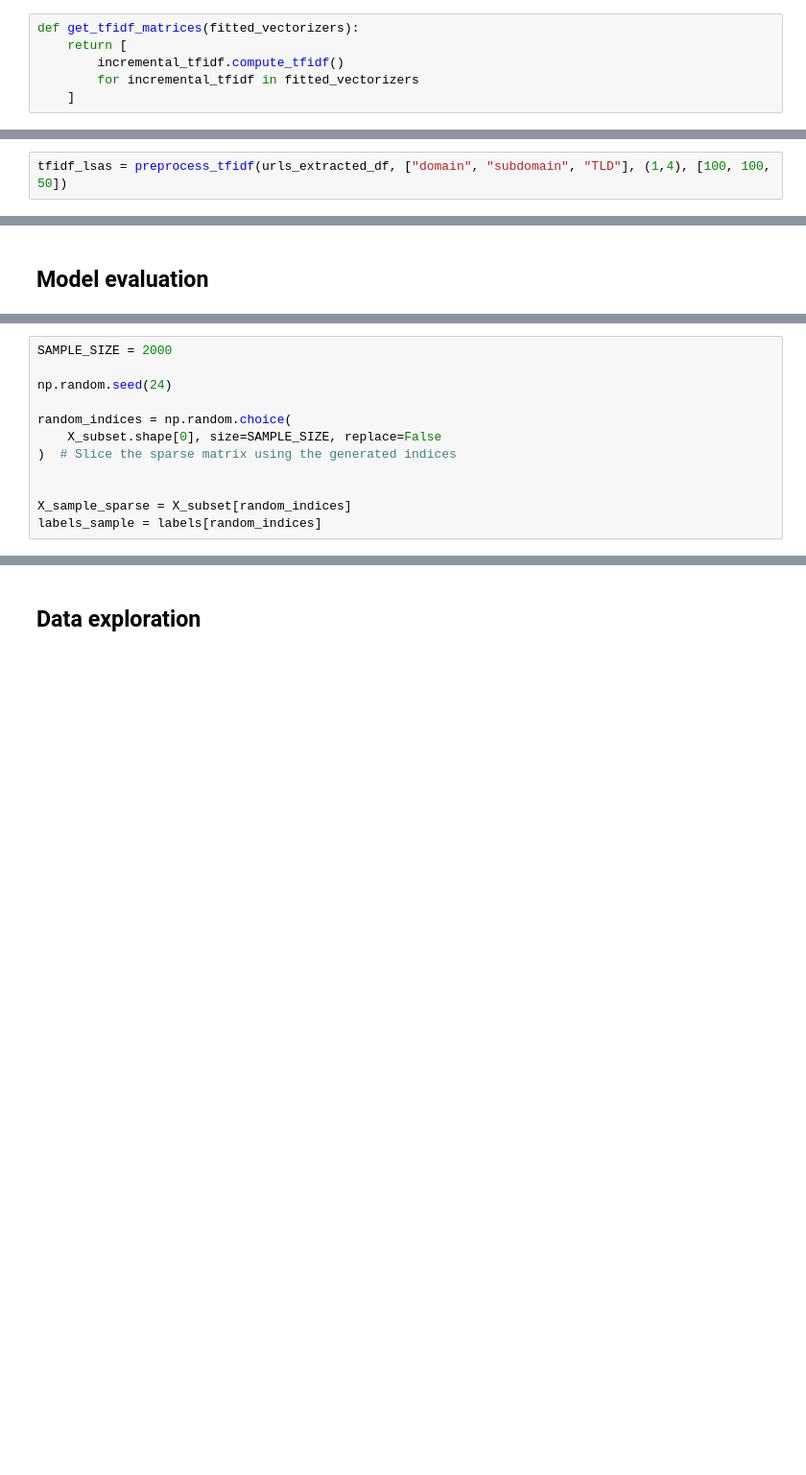
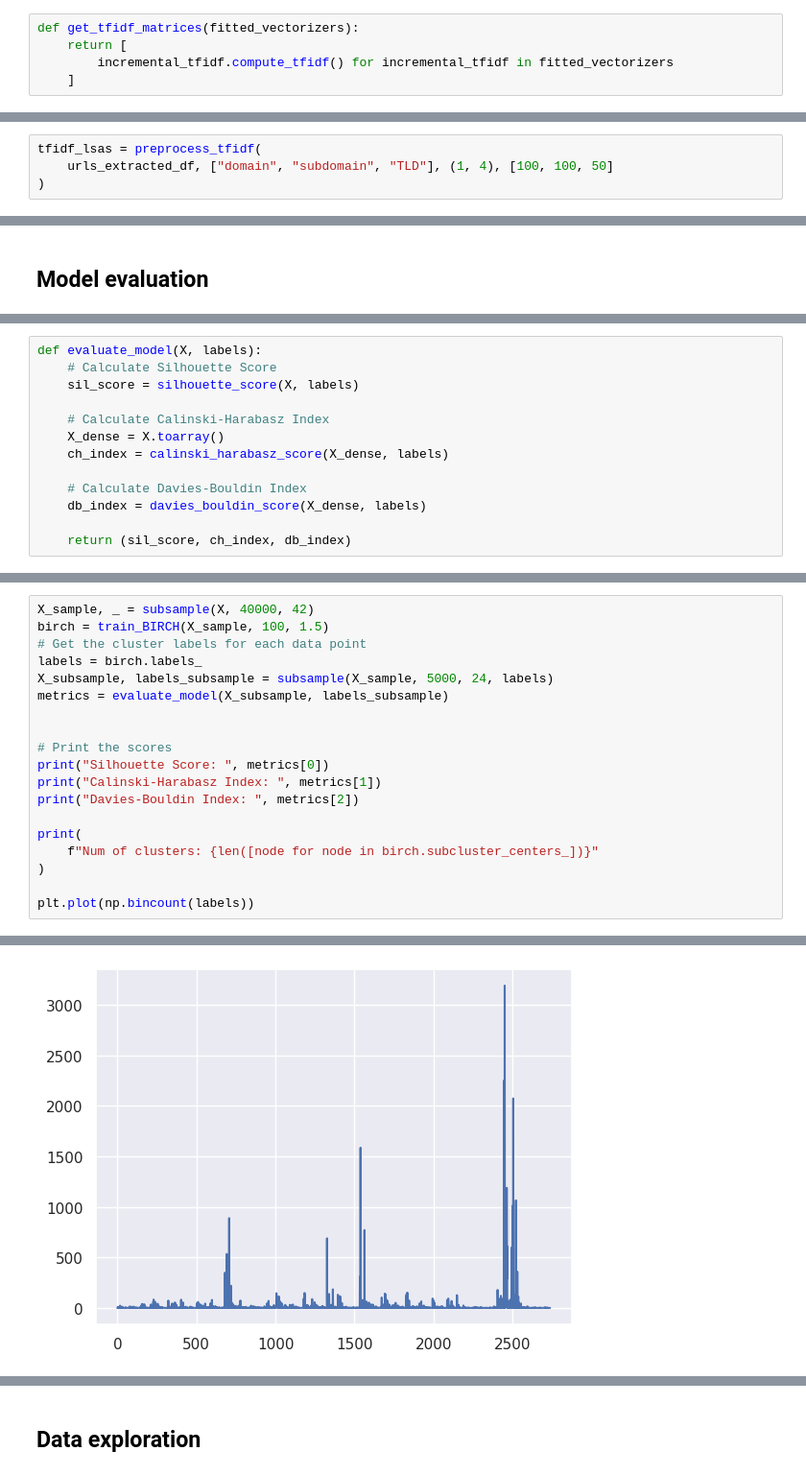
Before and after one commit to Kairixir/URL-domain-name-clustering, a Jupyter notebook: bachelor_thesis.ipynb, the cells around one changed output, grey strips where cells are left out. Shown at 96% size. Cells and saved outputs as stored; diff of their text form; blank space fills up the shorter version.

```diff
--- a/bachelor_thesis.ipynb
+++ b/bachelor_thesis.ipynb
@@ -441,8 +433,7 @@ def fit_vectorizers(df, columns, ngram_range):
 # %%
 def get_tfidf_matrices(fitted_vectorizers):
     return [
-        incremental_tfidf.compute_tfidf()
-        for incremental_tfidf in fitted_vectorizers
+        incremental_tfidf.compute_tfidf() for incremental_tfidf in fitted_vectorizers
     ]
 # %% [markdown]
 #### TF-IDF selection parameter tuning
@@ -670,7 +633,9 @@ urls_extracted_df = extract_features(urls_df)
 
 urls_sparse = transform_features(urls_extracted_df)
 # %%
-tfidf_lsas = preprocess_tfidf(urls_extracted_df, ["domain", "subdomain", "TLD"], (1,4), [100, 100, 50])
+tfidf_lsas = preprocess_tfidf(
+    urls_extracted_df, ["domain", "subdomain", "TLD"], (1, 4), [100, 100, 50]
+)
 # %% [output]
 Explained variance of domain in the SVD step: 20.3%
 Explained variance of subdomain in the SVD step: 47.6%
@@ -712,12 +682,13 @@ plt.plot(np.bincount(labels))
 # %%
-SAMPLE_SIZE = 2000
+def evaluate_model(X, labels):
+    # Calculate Silhouette Score
+    sil_score = silhouette_score(X, labels)
 
-np.random.seed(24)
+    # Calculate Calinski-Harabasz Index
+    X_dense = X.toarray()
+    ch_index = calinski_harabasz_score(X_dense, labels)
 
-random_indices = np.random.choice(
-    X_subset.shape[0], size=SAMPLE_SIZE, replace=False
-)  # Slice the sparse matrix using the generated indices
+    # Calculate Davies-Bouldin Index
+    db_index = davies_bouldin_score(X_dense, labels)
 
-
-X_sample_sparse = X_subset[random_indices]
-labels_sample = labels[random_indices]
+    return (sil_score, ch_index, db_index)
@@ -746,0 +695,20 @@ len([node for node in birch_clustering.subcluster_centers_])
+# %%
+X_sample, _ = subsample(X, 40000, 42)
+birch = train_BIRCH(X_sample, 100, 1.5)
+# Get the cluster labels for each data point
+labels = birch.labels_
+X_subsample, labels_subsample = subsample(X_sample, 5000, 24, labels)
+metrics = evaluate_model(X_subsample, labels_subsample)
+
+
+# Print the scores
+print("Silhouette Score: ", metrics[0])
+print("Calinski-Harabasz Index: ", metrics[1])
+print("Davies-Bouldin Index: ", metrics[2])
+
+print(
+    f"Num of clusters: {len([node for node in birch.subcluster_centers_])}"
+)
+
+plt.plot(np.bincount(labels))
+# %% [output]
@@ -746,0 +720 @@ len([node for node in birch_clustering.subcluster_centers_])
+[figure, added]
```
Also changed, not shown: parts of 33 cells of this notebook.
